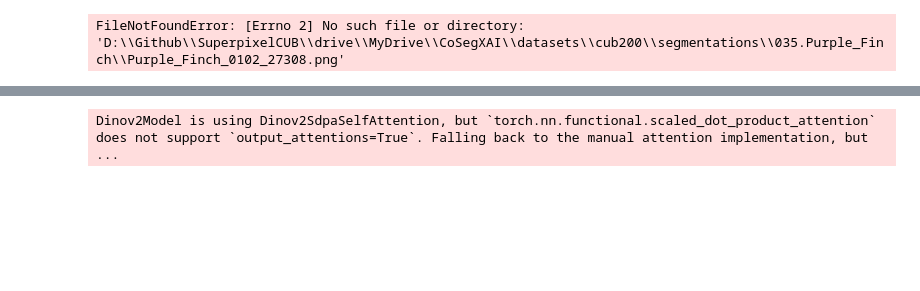
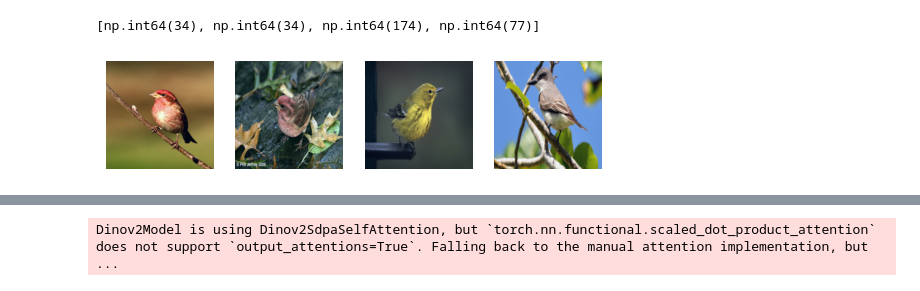
Before and after one commit to chensy618/SuperpixelCUB, a Jupyter notebook: SuperpixelInvestigationCUB.ipynb, the cells around one changed output, grey strips where cells are left out. Cells and saved outputs as stored; diff of their text form; code cells hidden in the pictures; blank space fills up the shorter version.

```diff
--- a/SuperpixelInvestigationCUB.ipynb
+++ b/SuperpixelInvestigationCUB.ipynb
@@ -196,7 +194,7 @@ query_transforms = Compose([
         ])
 
 # base_path = 'drive/MyDrive/CoSegXAI/datasets/cub200/CUB_200_2011/CUB_200_2011/'
-base_path = 'D:\\Github\\SuperpixelCUB\\CUB_200_2011\\'
+base_path = '/mnt/d/Github/SuperpixelCUB/CUB_200_data/CUB_200_2011/' # change folder path on your local machine
 
 train_dataset = CUB(base_path)
 train_loader = DataLoader(train_dataset, batch_size=4, shuffle=True, num_workers=0)
@@ -213,34 +211,35 @@ data_indices.insert(0, 1028)
 #data_indices.insert(0, 16)
 #data_indices = [153, 151, 213, 244]
 
 for counter, data_idx in enumerate(data_indices):
 
   x, y, mask = train_dataset.__getitem__(data_idx)
 
   #if counter == 0: x = query_transforms(x)
 
   inputs.append(x)
   labels.append(y)
   masks.append(mask)
 
 print(labels)
 
 plt.figure(1)
 plt.subplot(141)
 plt.imshow(imsc(inputs[0]))
 plt.axis('off')
 plt.subplot(142)
 plt.imshow(imsc(inputs[1]))
 plt.axis('off')
 plt.subplot(143)
 plt.imshow(imsc(inputs[2]))
 plt.axis('off')
 plt.subplot(144)
 plt.imshow(imsc(inputs[3]))
 plt.axis('off')
 plt.show()
 # %% [output]
-FileNotFoundError: [Errno 2] No such file or directory: 'D:\\Github\\SuperpixelCUB\\drive\\MyDrive\\CoSegXAI\\datasets\\cub200\\segmentations\\035.Purple_Finch\\Purple_Finch_0102_27308.png'
+[np.int64(34), np.int64(34), np.int64(174), np.int64(77)]
+[figure, added]
 # %%
 #@title load model
 
```
Also changed, not shown: parts of 9 cells of this notebook, 1 other file.
